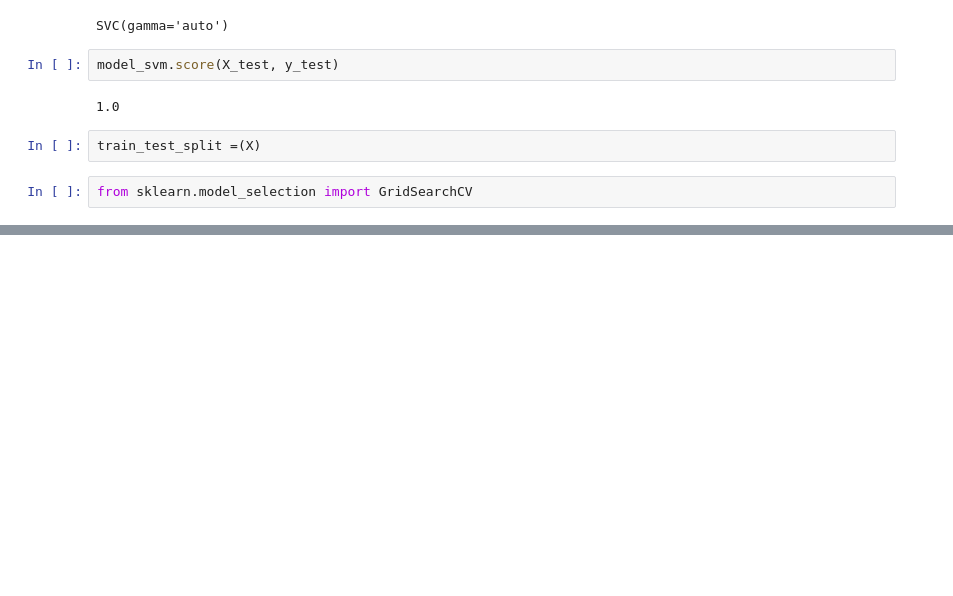
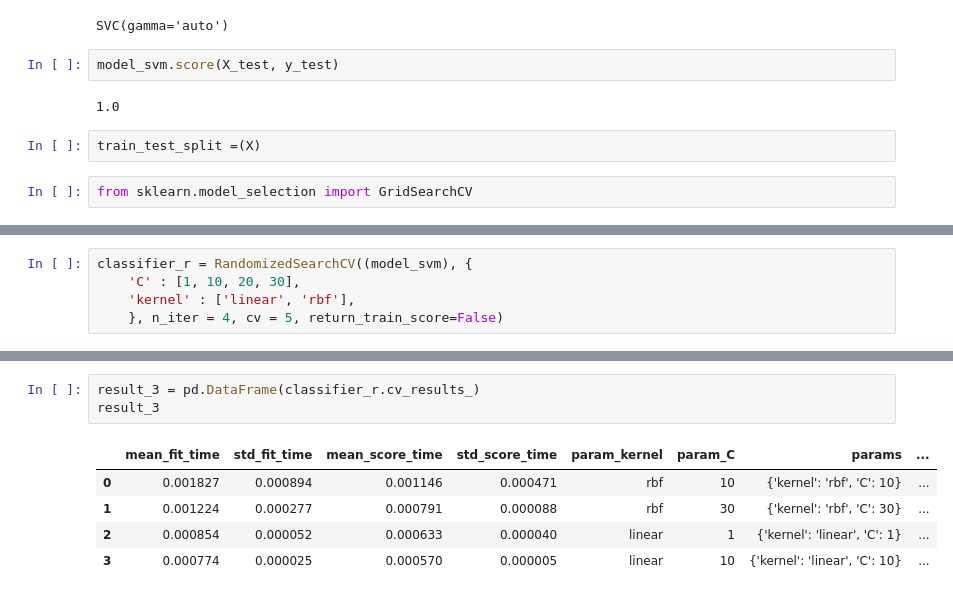
Before and after one commit to VruttiMoradiya999/AIML, a Jupyter notebook: GridSearchCV.ipynb, the cells around one changed output, grey strips where cells are left out. Saved outputs shown, nothing was run; the diff lists cells and outputs as text; blank space fills up the shorter version.

```diff
--- a/GridSearchCV.ipynb
+++ b/GridSearchCV.ipynb
@@ -63,0 +170,5 @@ TypeError: GridSearchCV.__init__() missing 1 required positional argument: 'para
+# %%
+classifier_r = RandomizedSearchCV((model_svm), {
+    'C' : [1, 10, 20, 30],
+    'kernel' : ['linear', 'rbf'],
+    }, n_iter = 4, cv = 5, return_train_score=False)
@@ -63,0 +181,9 @@ TypeError: GridSearchCV.__init__() missing 1 required positional argument: 'para
+# %%
+result_3 = pd.DataFrame(classifier_r.cv_results_)
+result_3
+# %% [output]
+|  | mean_fit_time | std_fit_time | mean_score_time | std_score_time | param_kernel | param_C | params | ... |
+| 0 | 0.001827 | 0.000894 | 0.001146 | 0.000471 | rbf | 10 | {'kernel': 'rbf', 'C': 10} | ... |
+| 1 | 0.001224 | 0.000277 | 0.000791 | 0.000088 | rbf | 30 | {'kernel': 'rbf', 'C': 30} | ... |
+| 2 | 0.000854 | 0.000052 | 0.000633 | 0.000040 | linear | 1 | {'kernel': 'linear', 'C': 1} | ... |
+| 3 | 0.000774 | 0.000025 | 0.000570 | 0.000005 | linear | 10 | {'kernel': 'linear', 'C': 10} | ... |
```
Also changed, not shown: parts of 11 cells of this notebook.
